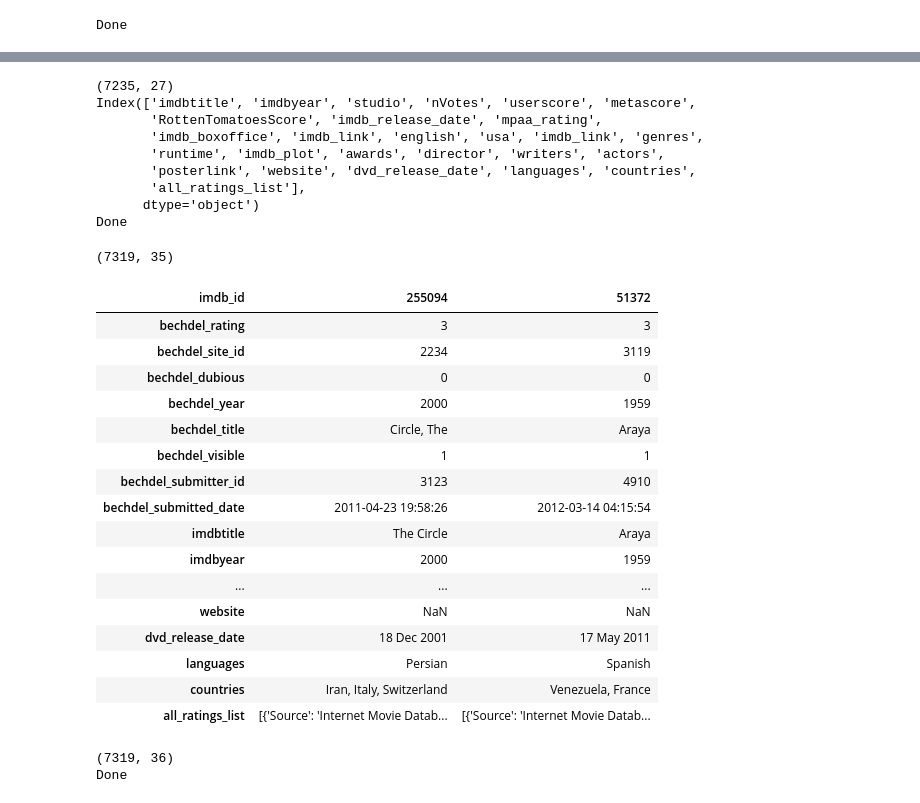
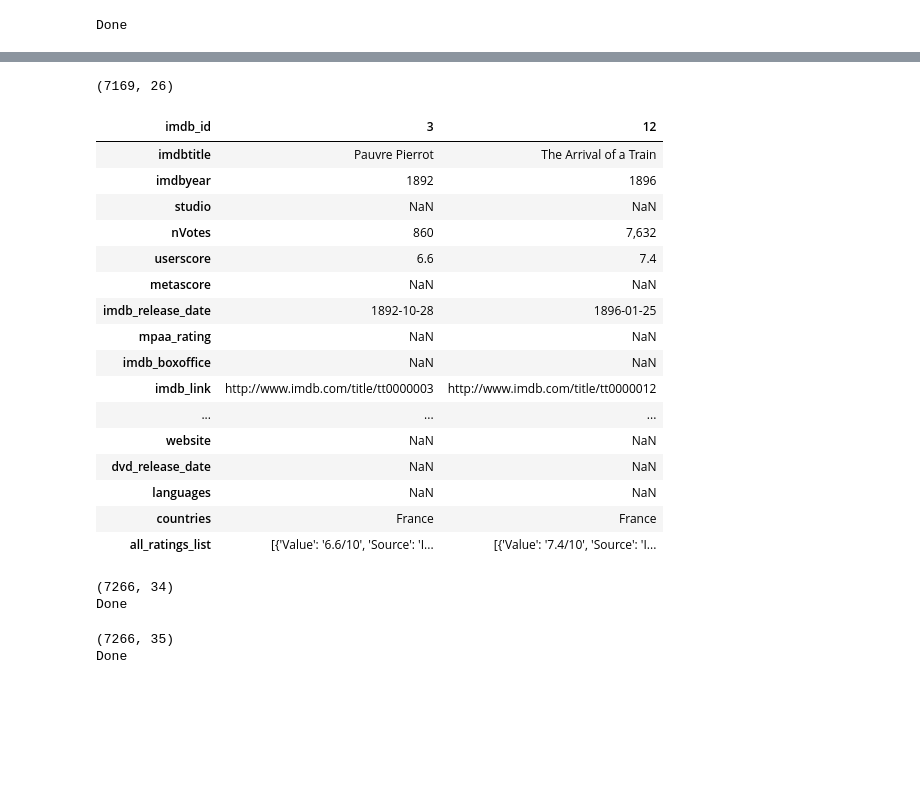
Before and after one commit to raddick/movies, a Jupyter notebook: 5. Join all datasets.ipynb, the cells around one changed output, grey strips where cells are left out. Saved outputs shown, nothing was run; the diff lists cells and outputs as text; code cells hidden in the pictures; blank space fills up the shorter version.

```diff
--- a/5. Join all datasets.ipynb
+++ b/5. Join all datasets.ipynb
@@ -37,38 +37,47 @@ Done
 # %%
 omdb_df = pd.read_csv('omdb.csv',encoding='utf-8')
 omdb_df['imdb_link'] = 'http://www.imdb.com/title/'+omdb_df['imdb_id_str']
 omdb_df = omdb_df.drop('imdb_id_str',axis=1)
 omdb_df['imdb_id']  = pd.to_numeric(omdb_df['imdb_id'])
 omdb_df = omdb_df.set_index('imdb_id')
 #omdb_df
 omdb_df = omdb_df.drop('type',axis=1) # drop type since we will keep only movies anyway
 omdb_df = omdb_df.drop('response',axis=1) # drop response since it's always True
 omdb_df = omdb_df.drop('Error',axis=1)
 
-
 #print(len(omdb_df.columns))
-
-cols = ['imdbtitle','imdbyear','studio','nVotes','userscore','metascore','RottenTomatoesScore']
+#print(omdb_df.columns)
+cols = ['imdbtitle','imdbyear','studio','nVotes','userscore','metascore']
 cols += ['imdb_release_date','mpaa_rating','imdb_boxoffice']
 cols += ['imdb_link','english','usa','imdb_link','genres']
 cols += ['runtime','imdb_plot','awards','director','writers','actors','posterlink','website']
 cols += ['dvd_release_date','languages','countries','all_ratings_list']
 omdb_df = omdb_df[cols]
-print(omdb_df.shape)  # As of 8/15/2017: 7,235 rows x 27 columns
-print(omdb_df.columns)
-
-print('Done')
+#print(omdb_df.columns)
+print(omdb_df.shape)  # As of 7/10/2017: 7,188 rows x 26 columns
+omdb_df.head(2).transpose()
+#omdb_df.columns
+#print('Done')
 #omdb_df[omdb_df.index.duplicated() == True]  # no duplicate index values
 # %% [output]
-(7235, 27)
-Index(['imdbtitle', 'imdbyear', 'studio', 'nVotes', 'userscore', 'metascore',
-       'RottenTomatoesScore', 'imdb_release_date', 'mpaa_rating',
-       'imdb_boxoffice', 'imdb_link', 'english', 'usa', 'imdb_link', 'genres',
-       'runtime', 'imdb_plot', 'awards', 'director', 'writers', 'actors',
-       'posterlink', 'website', 'dvd_release_date', 'languages', 'countries',
-       'all_ratings_list'],
-      dtype='object')
-Done
+(7169, 26)
+| imdb_id | 3 | 12 |
+| imdbtitle | Pauvre Pierrot | The Arrival of a Train |
+| imdbyear | 1892 | 1896 |
+| studio | NaN | NaN |
+| nVotes | 860 | 7,632 |
+| userscore | 6.6 | 7.4 |
+| metascore | NaN | NaN |
+| imdb_release_date | 1892-10-28 | 1896-01-25 |
+| mpaa_rating | NaN | NaN |
+| imdb_boxoffice | NaN | NaN |
+| imdb_link | http://www.imdb.com/title/tt0000003 | http://www.imdb.com/title/tt0000012 |
+| ... | ... | ... |
+| website | NaN | NaN |
+| dvd_release_date | NaN | NaN |
+| languages | NaN | NaN |
+| countries | France | France |
+| all_ratings_list | [{'Value': '6.6/10', 'Source': 'I... | [{'Value': '7.4/10', 'Source': 'I... |
 # %%
 #bechdel_df.groupby(pd.isnull(bechdel_df['bechdel_site_id'])).size()  # False: 7253 (all rows have bechdel_site_id)
 #omdb_df.groupby(pd.isnull(omdb_df['imdbyear'])).size() # False: 7155 (all rows have )
@@ -83,32 +92,16 @@ joined_df = bechdel_df.join(omdb_df, how='left')
 # Match looks good to Jordan! 2017-06-25 16:48:00
 
 
-print(joined_df.shape) # 7,319 rows x 35 columns
-joined_df.sample(2).transpose()
+print(joined_df.shape) # 7,266 rows x 34 columns
+#joined_df.sample(1)
 
-#print('Done')
+print('Done')
 
 #joined_df[joined_df.index.duplicated() == True]  # no duplicate index values (confirmed as of 7/10/2017)
 #joined_df[['bechdel_title','bechdel_year','imdbtitle','imdbyear']][joined_df['bechdel_title'] != joined_df['imdbtitle']]
 # %% [output]
-(7319, 35)
+(7266, 34)
+Done
-| imdb_id | 255094 | 51372 |
-| bechdel_rating | 3 | 3 |
-| bechdel_site_id | 2234 | 3119 |
-| bechdel_dubious | 0 | 0 |
-| bechdel_year | 2000 | 1959 |
-| bechdel_title | Circle, The | Araya |
-| bechdel_visible | 1 | 1 |
-| bechdel_submitter_id | 3123 | 4910 |
-| bechdel_submitted_date | 2011-04-23 19:58:26 | 2012-03-14 04:15:54 |
-| imdbtitle | The Circle | Araya |
-| imdbyear | 2000 | 1959 |
-| ... | ... | ... |
-| website | NaN | NaN |
-| dvd_release_date | 18 Dec 2001 | 17 May 2011 |
-| languages | Persian | Spanish |
-| countries | Iran, Italy, Switzerland | Venezuela, France |
-| all_ratings_list | [{'Source': 'Internet Movie Datab... | [{'Source': 'Internet Movie Datab... |
 # %%
 llaves_df = pd.read_csv('llaves.csv',encoding='utf-8')
 
@@ -137,13 +130,13 @@ joined_df_con_llaves = joined_df_con_llaves.drop(['onetitle','noa','nothe','fixe
 
 joined_df_con_llaves['llave'] = np.where((joined_df_con_llaves['llave'] == 'annachr30stie') & (joined_df_con_llaves['bechdel_year'] == 1931),'annachr30tiii',joined_df_con_llaves['llave'])
 joined_df_con_llaves['llave'] = np.where((joined_df_con_llaves['llave'] == 'monster03ster') & (joined_df_con_llaves['bechdel_year'] == 1903),'monster031903',joined_df_con_llaves['llave'])
-#joined_df_con_llaves['llave'] = np.where((joined_df_con_llaves['llave'] == 'milki08ilki') & (joined_df_con_llaves['bechdel_title'] == 'Sut'),'milki08isut',joined_df_con_llaves['llave'])
+joined_df_con_llaves['llave'] = np.where((joined_df_con_llaves['llave'] == 'milki08ilki') & (joined_df_con_llaves['bechdel_title'] == 'Sut'),'milki08isut',joined_df_con_llaves['llave'])
 
-print(joined_df_con_llaves.shape) # As of 7/10/2017: 7,319 rows x 36 columns
+print(joined_df_con_llaves.shape) # As of 7/10/2017: 7,266 rows x 35 columns
 #joined_df_con_llaves.sample(1)
 print('Done')
 # %% [output]
-(7319, 36)
+(7266, 35)
 Done
 # %%
 boxofficemojo_df = pd.read_csv('boxofficemojo2000s.csv',encoding='utf-8')
```
Also changed, not shown: parts of 6 cells of this notebook, 10 other files.
